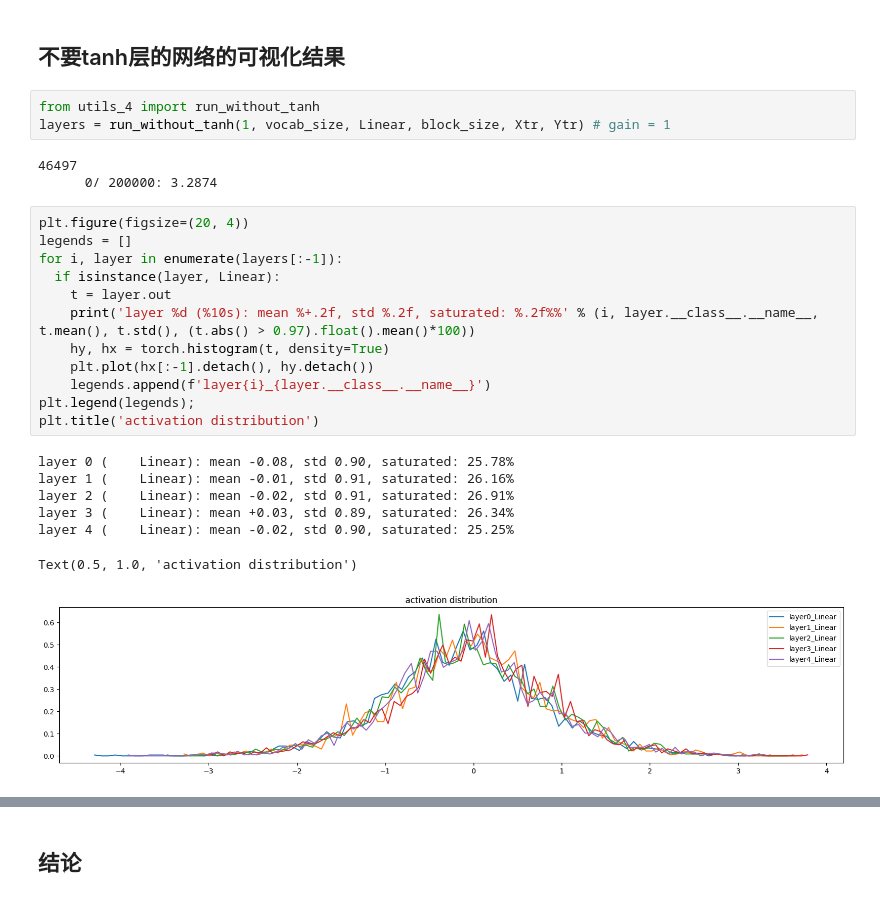
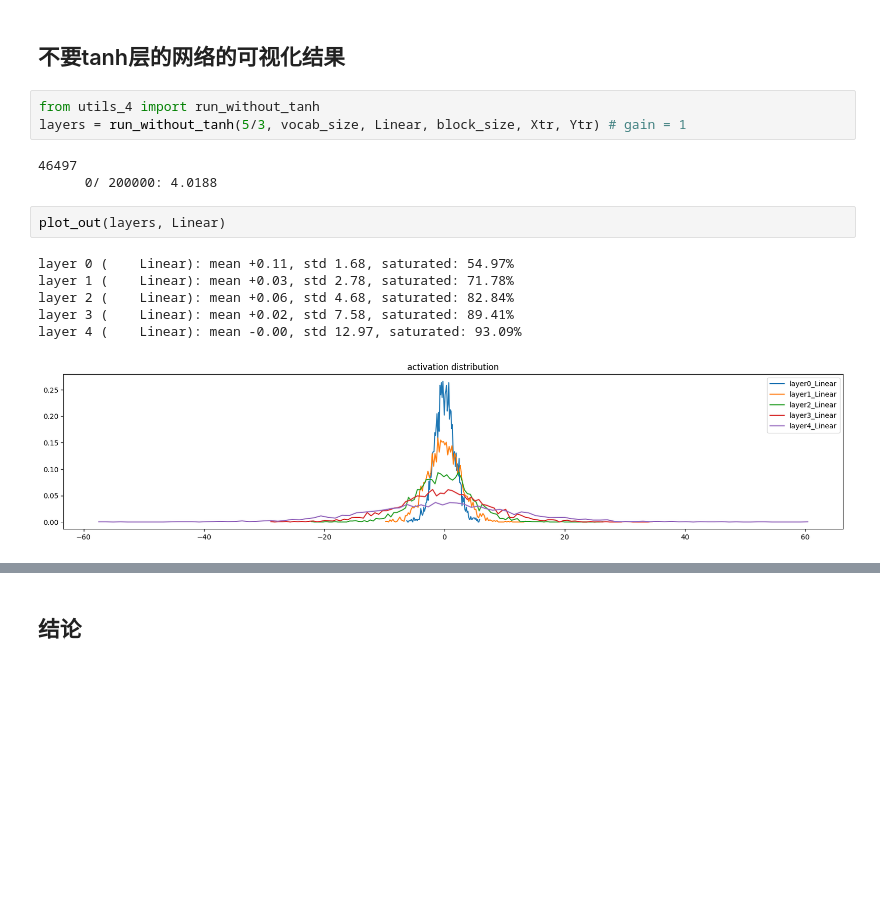
Before and after one commit to CastleDream/learnGPTfromScratch, a Jupyter notebook: code/4_MLP2_demo.ipynb, the cells around one changed output, grey strips where cells are left out. Cells and saved outputs as stored; diff of their text form; blank space fills up the shorter version.

```diff
--- a/code/4_MLP2_demo.ipynb
+++ b/code/4_MLP2_demo.ipynb
@@ -385,27 +384,16 @@ Text(0.5, 1.0, 'activation distribution')
 ## 不要tanh层的网络的可视化结果
 # %%
 from utils_4 import run_without_tanh
-layers = run_without_tanh(1, vocab_size, Linear, block_size, Xtr, Ytr) # gain = 1
+layers = run_without_tanh(5/3, vocab_size, Linear, block_size, Xtr, Ytr) # gain = 1
 # %% [output]
 46497
-      0/ 200000: 3.2874
+      0/ 200000: 4.0188
 # %%
-plt.figure(figsize=(20, 4))
-legends = []
-for i, layer in enumerate(layers[:-1]):
-  if isinstance(layer, Linear):
-    t = layer.out
-    print('layer %d (%10s): mean %+.2f, std %.2f, saturated: %.2f%%' % (i, layer.__class__.__name__, t.mean(), t.std(), (t.abs() > 0.97).float().mean()*100))
-    hy, hx = torch.histogram(t, density=True)
-    plt.plot(hx[:-1].detach(), hy.detach())
-    legends.append(f'layer{i}_{layer.__class__.__name__}')
-plt.legend(legends);
-plt.title('activation distribution')
+plot_out(layers, Linear)
 # %% [output]
-layer 0 (    Linear): mean -0.08, std 0.90, saturated: 25.78%
-layer 1 (    Linear): mean -0.01, std 0.91, saturated: 26.16%
-layer 2 (    Linear): mean -0.02, std 0.91, saturated: 26.91%
-layer 3 (    Linear): mean +0.03, std 0.89, saturated: 26.34%
-layer 4 (    Linear): mean -0.02, std 0.90, saturated: 25.25%
+layer 0 (    Linear): mean +0.11, std 1.68, saturated: 54.97%
+layer 1 (    Linear): mean +0.03, std 2.78, saturated: 71.78%
+layer 2 (    Linear): mean +0.06, std 4.68, saturated: 82.84%
+layer 3 (    Linear): mean +0.02, std 7.58, saturated: 89.41%
+layer 4 (    Linear): mean -0.00, std 12.97, saturated: 93.09%
-Text(0.5, 1.0, 'activation distribution')
-[figure, old version]
+[figure, new version]
```
Also changed, not shown: parts of 28 cells of this notebook, 1 other file.
